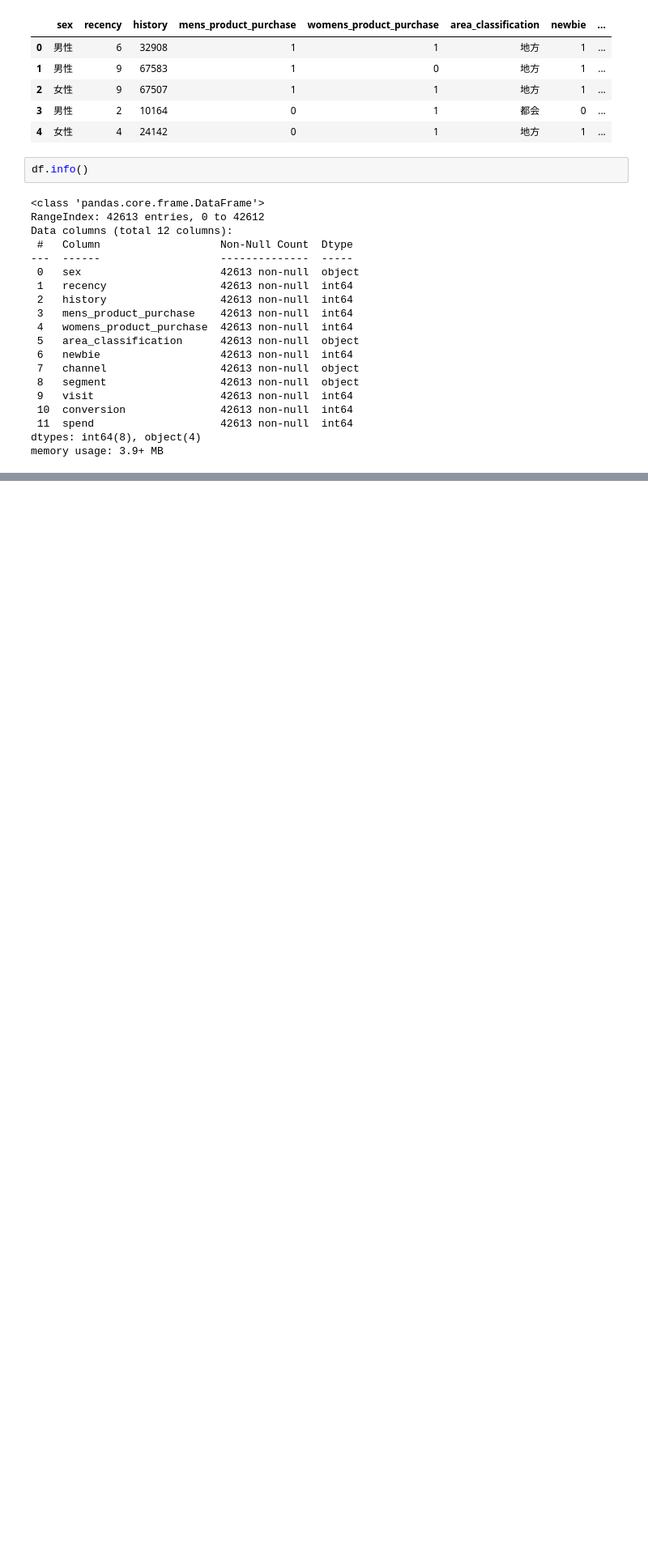
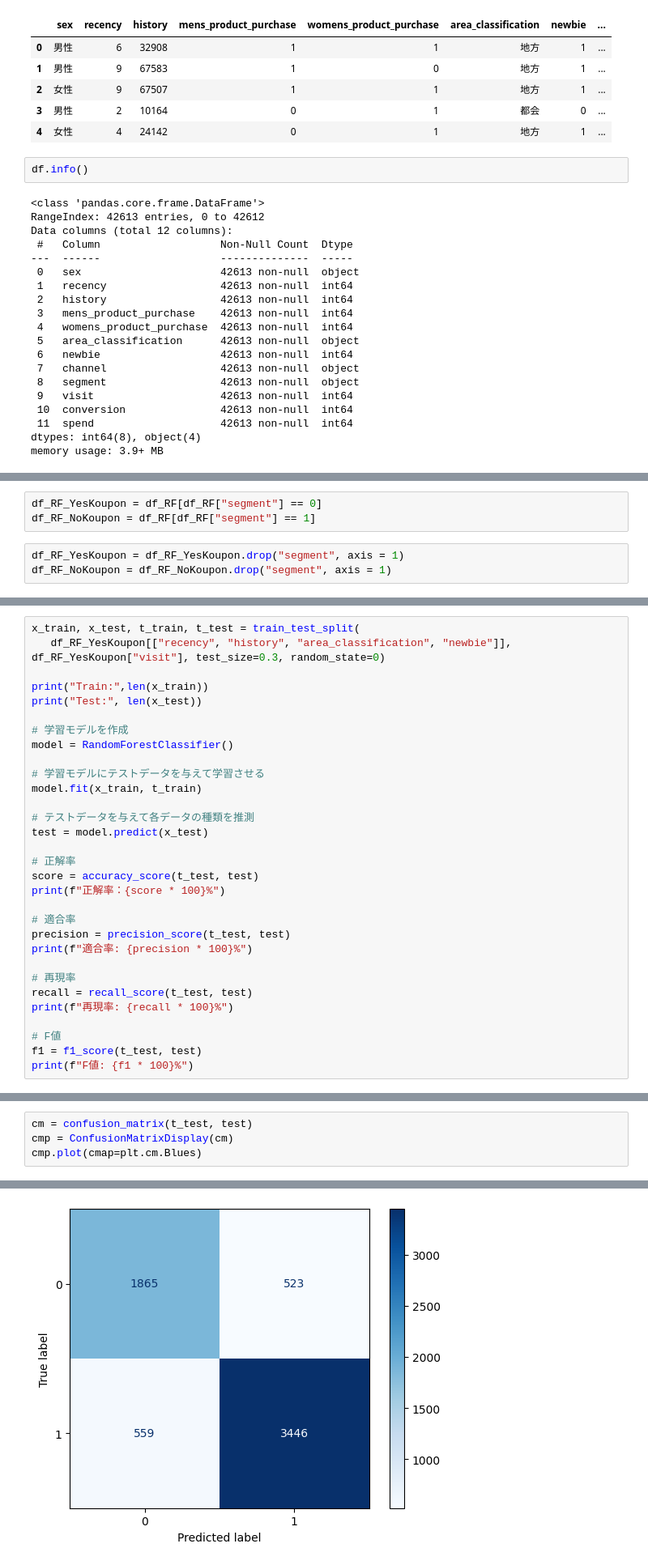
Before and after one commit to Lisankk/Dirisl_Phase2_PJT, a Jupyter notebook: 基礎集計.ipynb, the cells around one changed output, grey strips where cells are left out. Shown at 81% size. Cells and saved outputs as stored; diff of their text form; blank space fills up the shorter version.

```diff
--- a/基礎集計.ipynb
+++ b/基礎集計.ipynb
@@ -58,0 +178,6 @@ df.describe()
+# %%
+df_RF_YesKoupon = df_RF[df_RF["segment"] == 0]
+df_RF_NoKoupon = df_RF[df_RF["segment"] == 1]
+# %%
+df_RF_YesKoupon = df_RF_YesKoupon.drop("segment", axis = 1)
+df_RF_NoKoupon = df_RF_NoKoupon.drop("segment", axis = 1)
@@ -58,0 +186,31 @@ df.describe()
+# %%
+x_train, x_test, t_train, t_test = train_test_split(
+   df_RF_YesKoupon[["recency", "history", "area_classification", "newbie"]], df_RF_YesKoupon["visit"], test_size=0.3, random_state=0)
+
+print("Train:",len(x_train))
+print("Test:", len(x_test))
+
+# 学習モデルを作成
+model = RandomForestClassifier()
+
+# 学習モデルにテストデータを与えて学習させる
+model.fit(x_train, t_train)
+
+# テストデータを与えて各データの種類を推測
+test = model.predict(x_test)
+
+# 正解率
+score = accuracy_score(t_test, test)
+print(f"正解率：{score * 100}%")
+
+# 適合率
+precision = precision_score(t_test, test)
+print(f"適合率: {precision * 100}%")
+
+# 再現率
+recall = recall_score(t_test, test)
+print(f"再現率: {recall * 100}%")
+
+# F値
+f1 = f1_score(t_test, test)
+print(f"F値: {f1 * 100}%")
@@ -58,0 +224,5 @@ df.describe()
+# %%
+cm = confusion_matrix(t_test, test)
+cmp = ConfusionMatrixDisplay(cm)
+cmp.plot(cmap=plt.cm.Blues)
+# %% [output]
@@ -58,0 +230 @@ df.describe()
+[figure, added]
```
Also changed, not shown: parts of 27 cells of this notebook.
